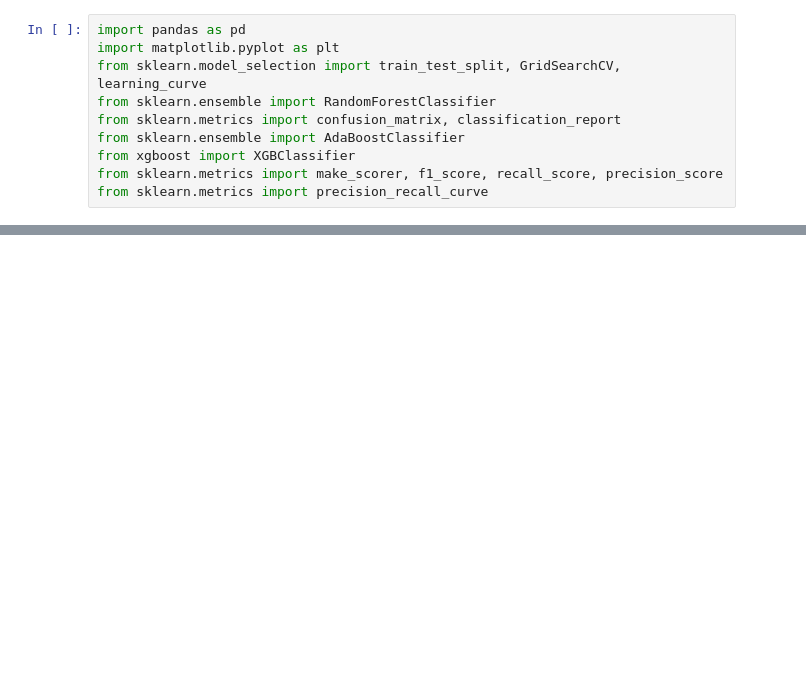
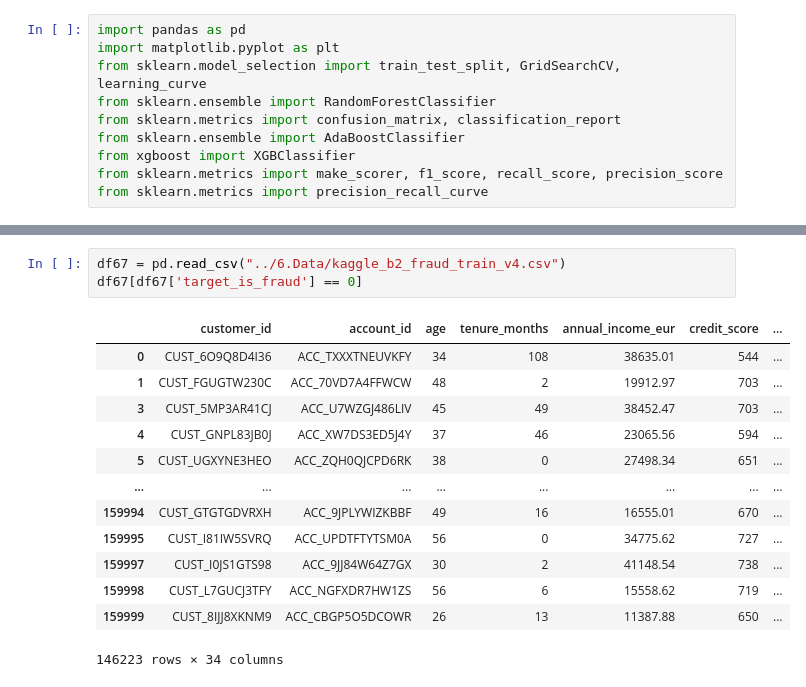
Before and after one commit to Yann-cm/Projet_Data_ML, a Jupyter notebook: 4.Models/a.ipynb, the cells around one changed output, grey strips where cells are left out. Drawn from its saved outputs; the diff is of its cells as text; blank space fills up the shorter version.

```diff
--- a/4.Models/a.ipynb
+++ b/4.Models/a.ipynb
@@ -145,0 +828,17 @@ weighted avg       0.91      0.89      0.90     32000
+# %%
+df67 = pd.read_csv("../6.Data/kaggle_b2_fraud_train_v4.csv")
+df67[df67['target_is_fraud'] == 0]
+# %% [output]
+|  | customer_id | account_id | age | tenure_months | annual_income_eur | credit_score | ... |
+| 0 | CUST_6O9Q8D4I36 | ACC_TXXXTNEUVKFY | 34 | 108 | 38635.01 | 544 | ... |
+| 1 | CUST_FGUGTW230C | ACC_70VD7A4FFWCW | 48 | 2 | 19912.97 | 703 | ... |
+| 3 | CUST_5MP3AR41CJ | ACC_U7WZGJ486LIV | 45 | 49 | 38452.47 | 703 | ... |
+| 4 | CUST_GNPL83JB0J | ACC_XW7DS3ED5J4Y | 37 | 46 | 23065.56 | 594 | ... |
+| 5 | CUST_UGXYNE3HEO | ACC_ZQH0QJCPD6RK | 38 | 0 | 27498.34 | 651 | ... |
+| ... | ... | ... | ... | ... | ... | ... | ... |
+| 159994 | CUST_GTGTGDVRXH | ACC_9JPLYWIZKBBF | 49 | 16 | 16555.01 | 670 | ... |
+| 159995 | CUST_I81IW5SVRQ | ACC_UPDTFTYTSM0A | 56 | 0 | 34775.62 | 727 | ... |
+| 159997 | CUST_I0JS1GTS98 | ACC_9JJ84W64Z7GX | 30 | 2 | 41148.54 | 738 | ... |
+| 159998 | CUST_L7GUCJ3TFY | ACC_NGFXDR7HW1ZS | 56 | 6 | 15558.62 | 719 | ... |
+| 159999 | CUST_8IJJ8XKNM9 | ACC_CBGP5O5DCOWR | 26 | 13 | 11387.88 | 650 | ... |
+146223 rows × 34 columns
```
Also changed, not shown: parts of 9 cells of this notebook, 1 other file.
